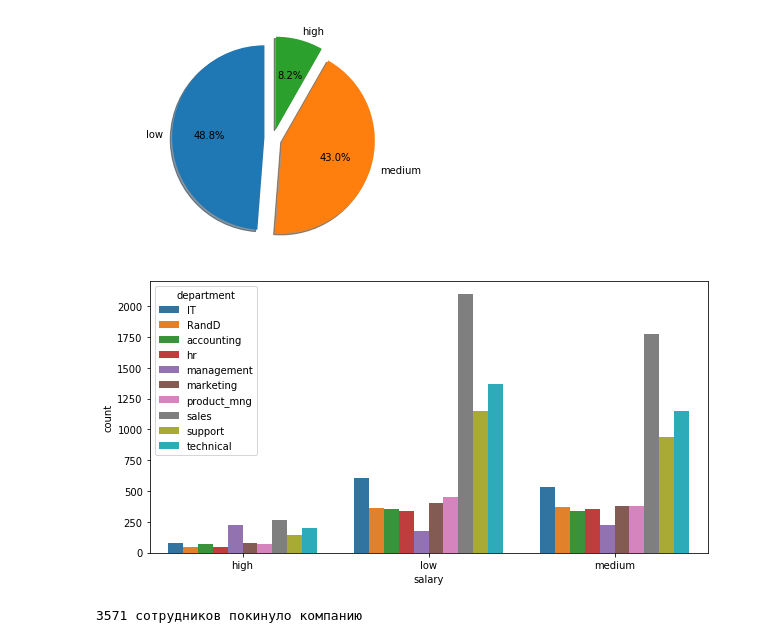
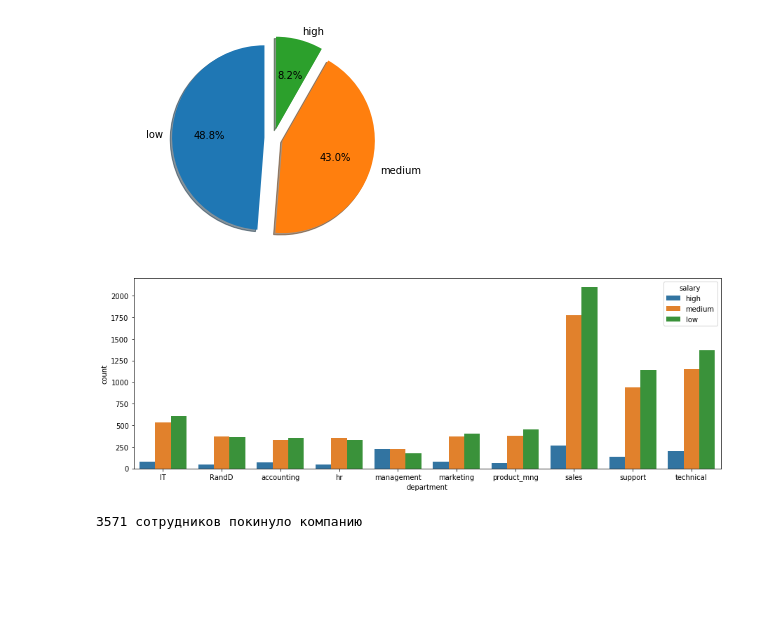
Before and after one commit to dsemen/netology, a Jupyter notebook: final-2.ipynb, the cells around one changed output. Drawn from its saved outputs; the diff is of its cells as text; code cells hidden in the pictures; blank space fills up the shorter version.

```diff
--- a/final-2.ipynb
+++ b/final-2.ipynb
@@ -92,12 +113,14 @@ plt.show()
 # %%
 """8.Показать распределение сотрудников по зарплатам совместно с департаментами."""
 dsalary=df.groupby(['sales', 'salary']).size().reset_index()
 dsalary.columns=['department','salary','count']
-fig, ax = plt.subplots(1, 1, figsize=(10,5))
-sns.barplot(x="salary",y="count",data=dsalary,hue="department",ax=ax)
+fig, ax = plt.subplots(1, 1, figsize=(15,5))
+sns.barplot(
+    x="department",y="count",data=dsalary,hue="salary",hue_order=[ 'high','medium','low'],ax=ax
+)
 plt.show()
 # %% [output]
-[figure, old version]
+[figure, new version]
 # %%
 """9.Сколько сотрудников покинули компанию."""
 print("{} сотрудников покинуло компанию".format(df["left"].sum()))
```
Also changed, not shown: parts of 7 cells of this notebook.
